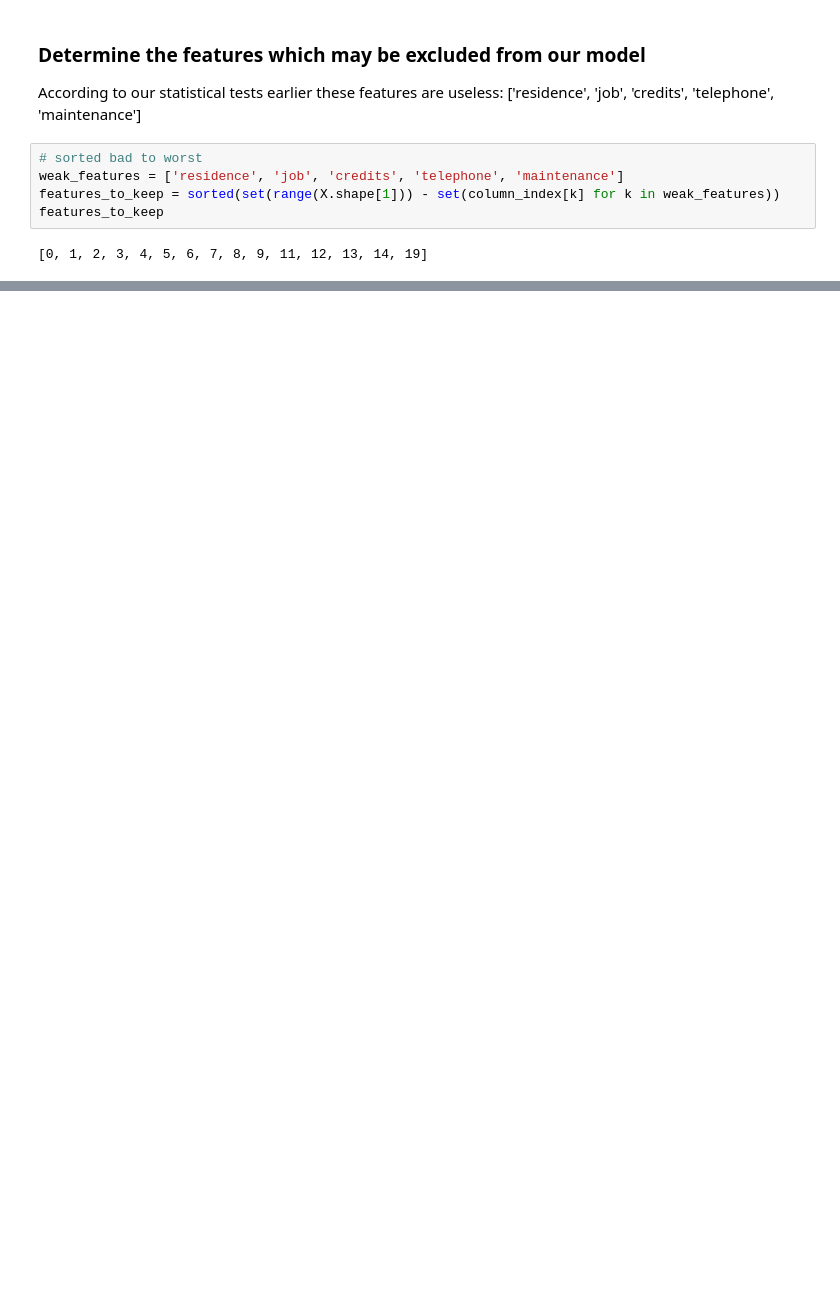
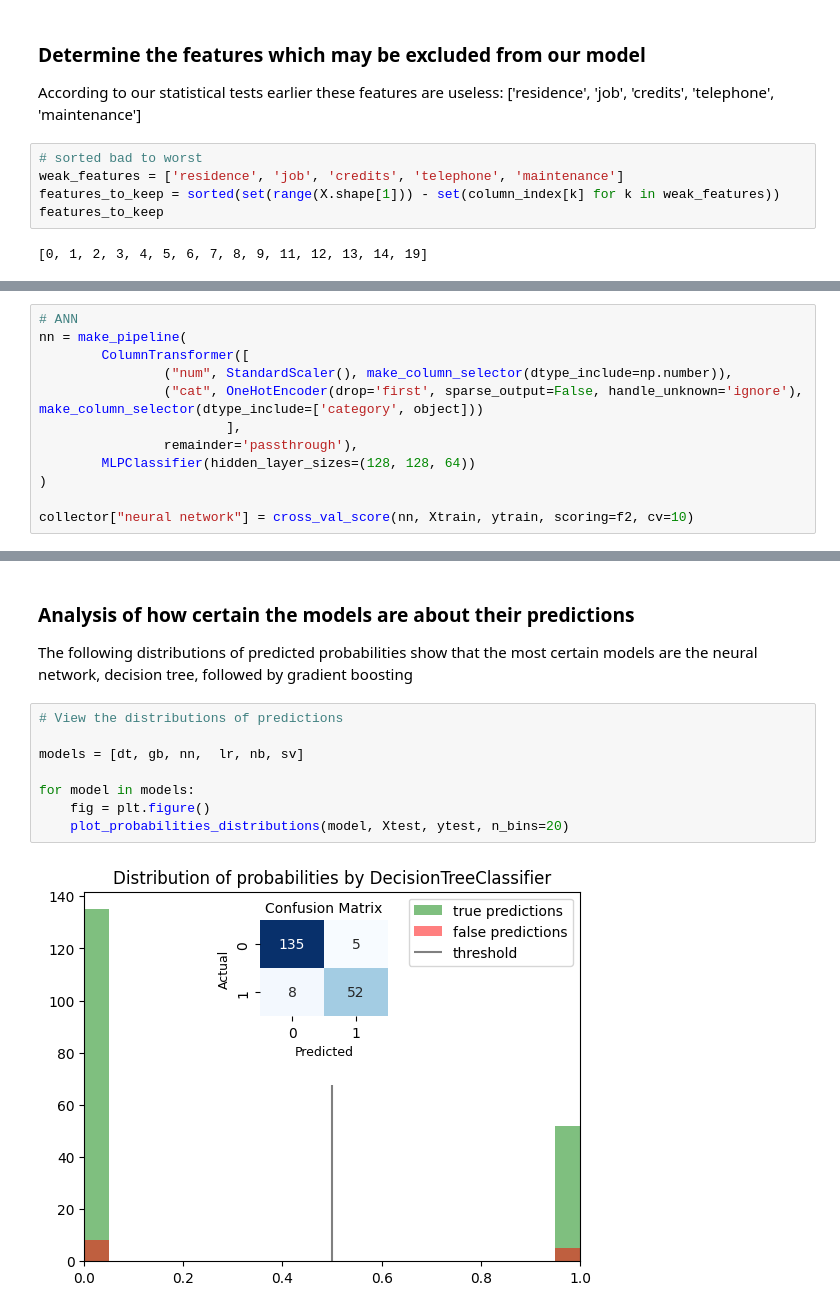
Before and after one commit to leztien/portfolio-project-classification-for-german-credit-database, a Jupyter notebook: modeling.ipynb, the cells around one changed output, grey strips where cells are left out. Drawn from its saved outputs; the diff is of its cells as text; blank space fills up the shorter version.

```diff
--- a/modeling.ipynb
+++ b/modeling.ipynb
@@ -330,0 +325,12 @@ accuracy = accuracy_score(y_test, binary_predictions)
+# %%
+# ANN
+nn = make_pipeline(
+        ColumnTransformer([
+                ("num", StandardScaler(), make_column_selector(dtype_include=np.number)),
+                ("cat", OneHotEncoder(drop='first', sparse_output=False, handle_unknown='ignore'), make_column_selector(dtype_include=['category', object]))
+                        ],
+                remainder='passthrough'),
+        MLPClassifier(hidden_layer_sizes=(128, 128, 64))
+)
+
+collector["neural network"] = cross_val_score(nn, Xtrain, ytrain, scoring=f2, cv=10)
@@ -330,0 +447,14 @@ accuracy = accuracy_score(y_test, binary_predictions)
+# %% [markdown]
+### Analysis of how certain the models are about their predictions
+
+The following distributions of predicted probabilities show that the most certain models are the neural network, decision tree, followed by gradient boosting
+# %%
+# View the distributions of predictions
+
+models = [dt, gb, nn,  lr, nb, sv]
+
+for model in models:
+    fig = plt.figure()
+    plot_probabilities_distributions(model, Xtest, ytest, n_bins=20)
+# %% [output]
+[figure, added]
```
Also changed, not shown: parts of 35 cells of this notebook, 3 other files.
